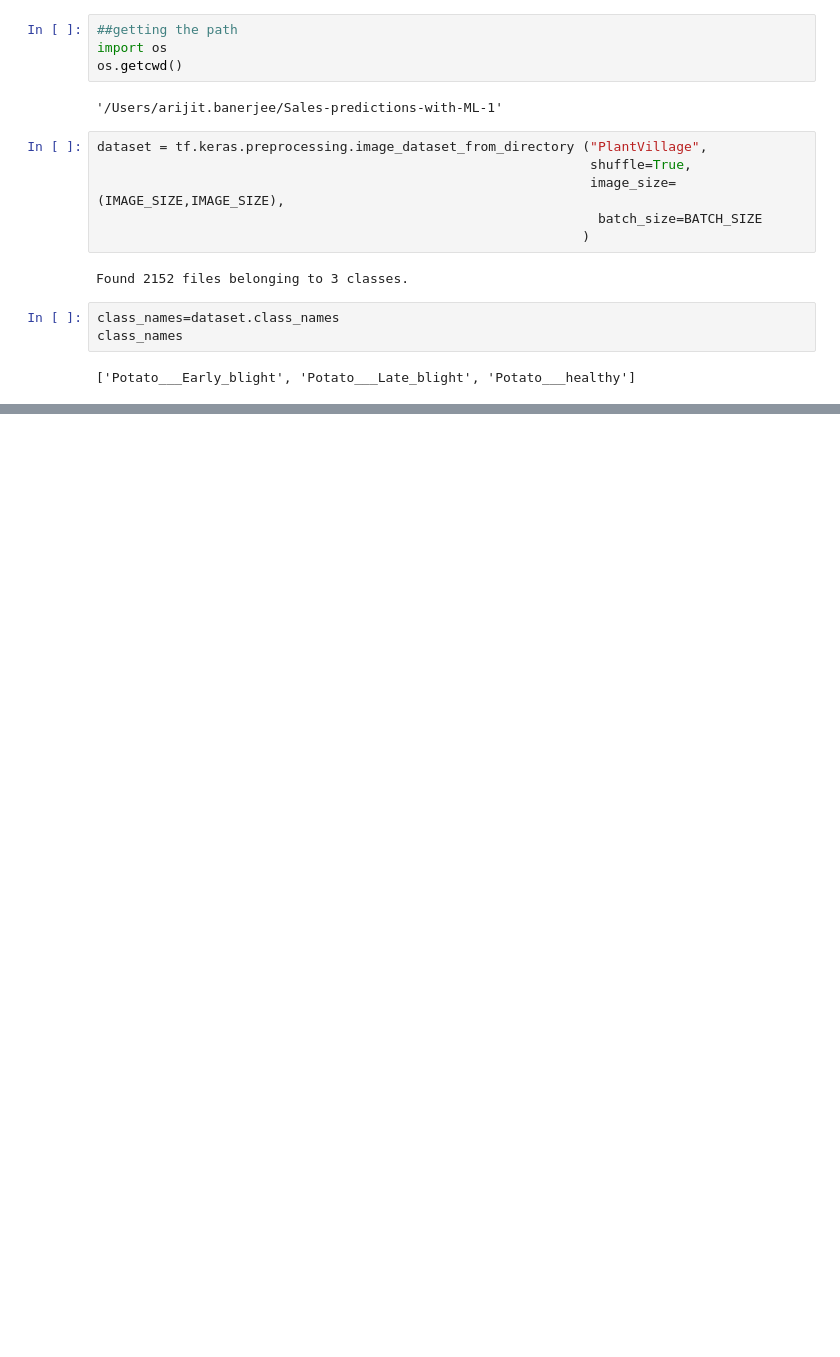
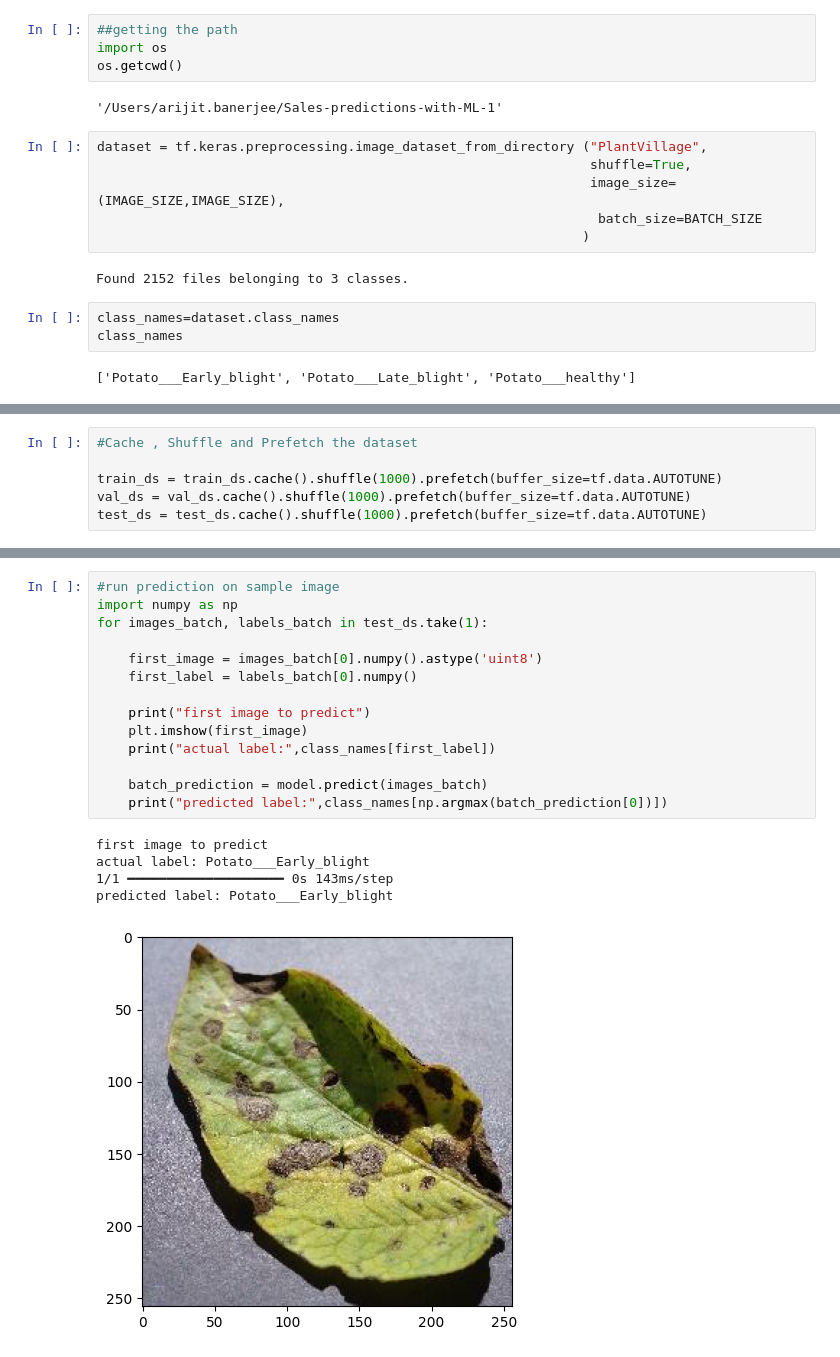
Before and after one commit to baariji99/Sales-predictions-with-ML, a Jupyter notebook: Potato Disease classification.ipynb, the cells around one changed output, grey strips where cells are left out. Saved outputs shown, nothing was run; the diff lists cells and outputs as text; blank space fills up the shorter version.

```diff
--- a/Potato Disease classification.ipynb
+++ b/Potato Disease classification.ipynb
@@ -30,0 +89,6 @@ class_names
+# %%
+#Cache , Shuffle and Prefetch the dataset
+
+train_ds = train_ds.cache().shuffle(1000).prefetch(buffer_size=tf.data.AUTOTUNE)
+val_ds = val_ds.cache().shuffle(1000).prefetch(buffer_size=tf.data.AUTOTUNE)
+test_ds = test_ds.cache().shuffle(1000).prefetch(buffer_size=tf.data.AUTOTUNE)
@@ -30,0 +233,20 @@ class_names
+# %%
+#run prediction on sample image
+import numpy as np
+for images_batch, labels_batch in test_ds.take(1):
+
+    first_image = images_batch[0].numpy().astype('uint8')
+    first_label = labels_batch[0].numpy()
+
+    print("first image to predict")
+    plt.imshow(first_image)
+    print("actual label:",class_names[first_label])
+
+    batch_prediction = model.predict(images_batch)
+    print("predicted label:",class_names[np.argmax(batch_prediction[0])])
+# %% [output]
+first image to predict
+actual label: Potato___Early_blight
+1/1 ━━━━━━━━━━━━━━━━━━━━ 0s 143ms/step
+predicted label: Potato___Early_blight
+[figure, added]
```
Also changed, not shown: parts of 20 cells of this notebook.
